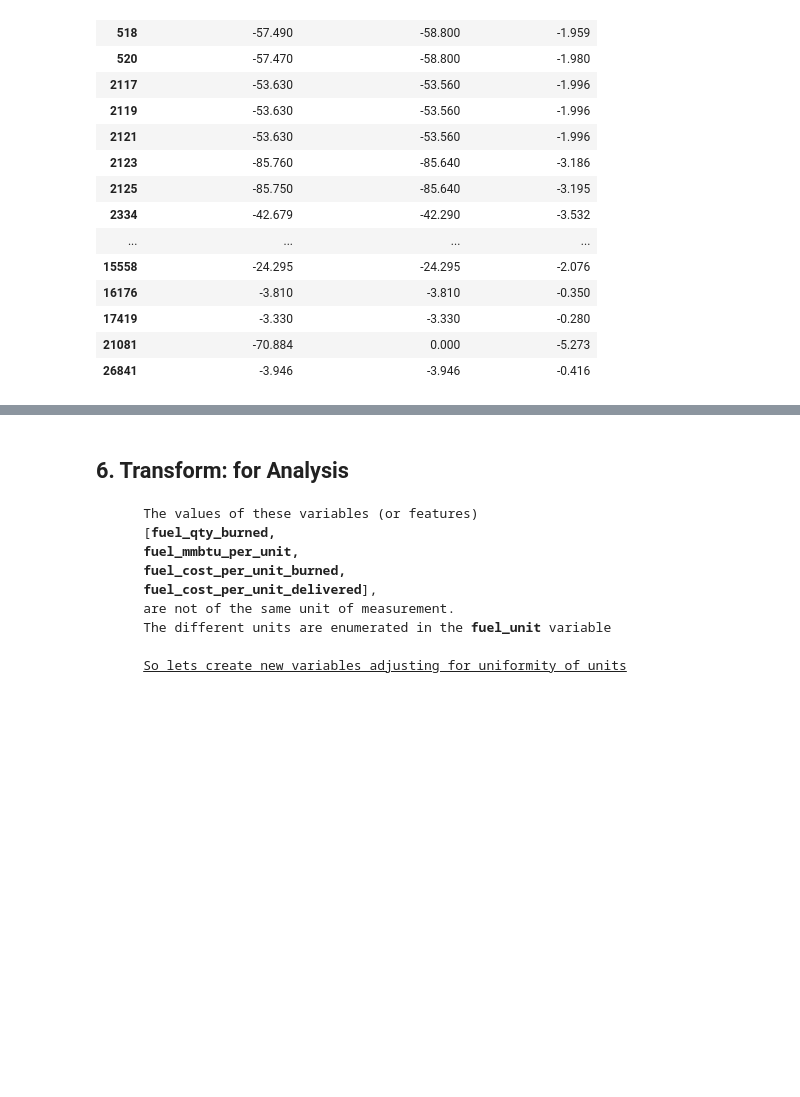
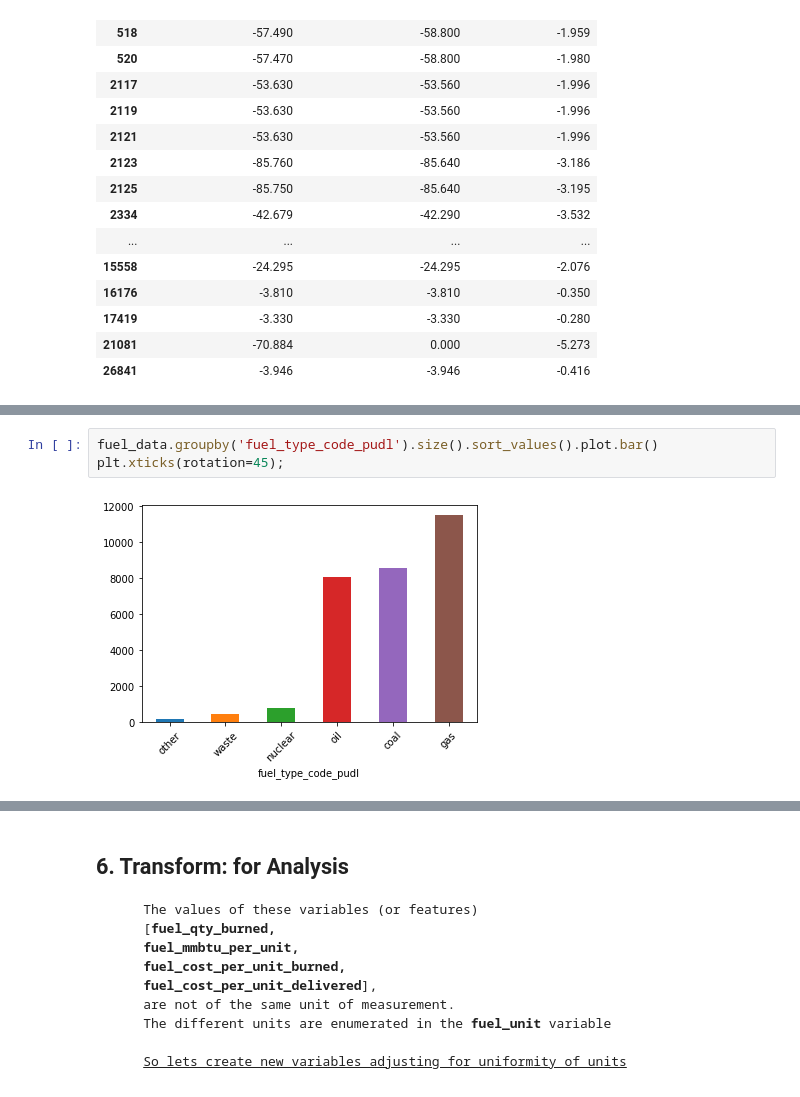
Before and after one commit to dretoabasi/hamoye_ds_internship, a Jupyter notebook: stage_A/FuelQuality_data_EDA.ipynb, the cells around one changed output, grey strips where cells are left out. Saved outputs shown, nothing was run; the diff lists cells and outputs as text; blank space fills up the shorter version.

```diff
--- a/stage_A/FuelQuality_data_EDA.ipynb
+++ b/stage_A/FuelQuality_data_EDA.ipynb
@@ -358,0 +393,5 @@ fuel_data[['fuel_cost_per_unit_burned', 'fuel_cost_per_unit_delivered',
+# %%
+fuel_data.groupby('fuel_type_code_pudl').size().sort_values().plot.bar()
+plt.xticks(rotation=45);
+# %% [output]
+[figure, added]
```
Also changed, not shown: parts of 12 cells of this notebook, 5 other files.
